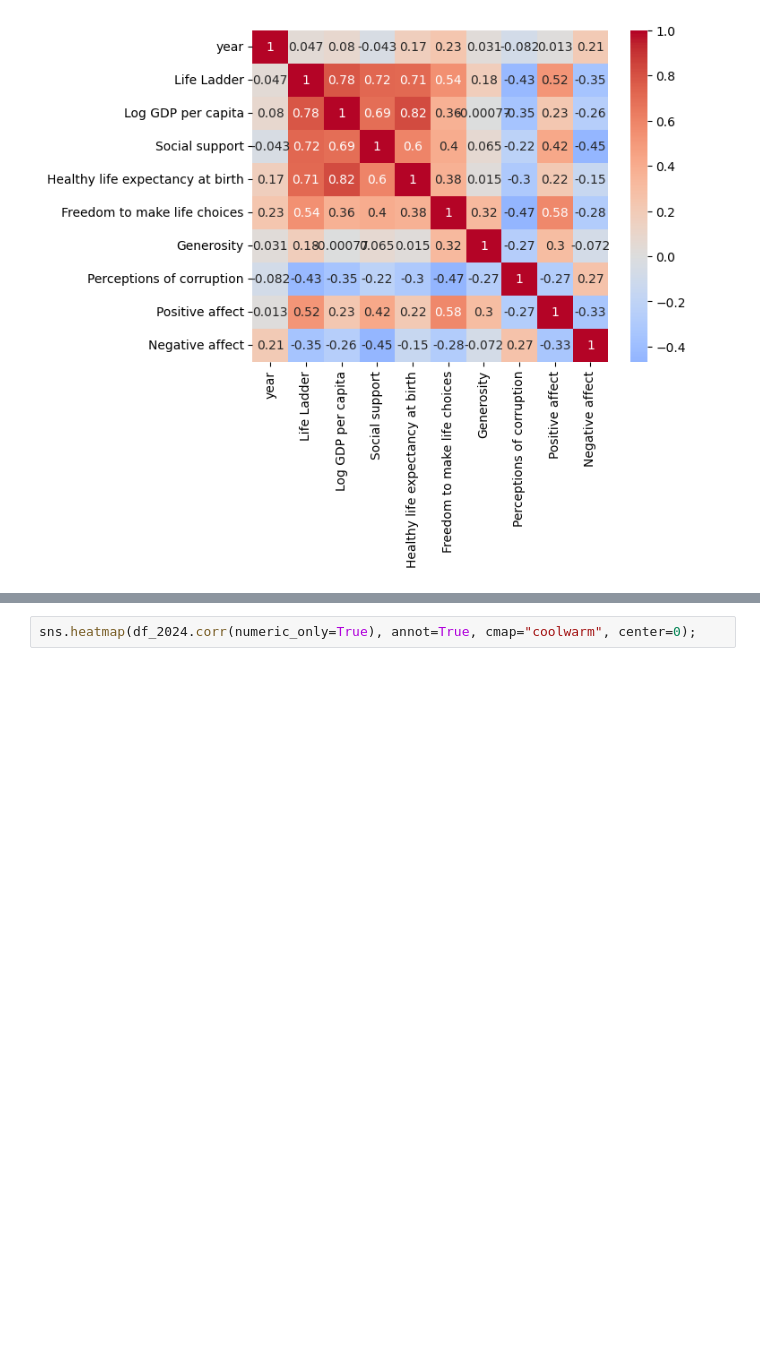
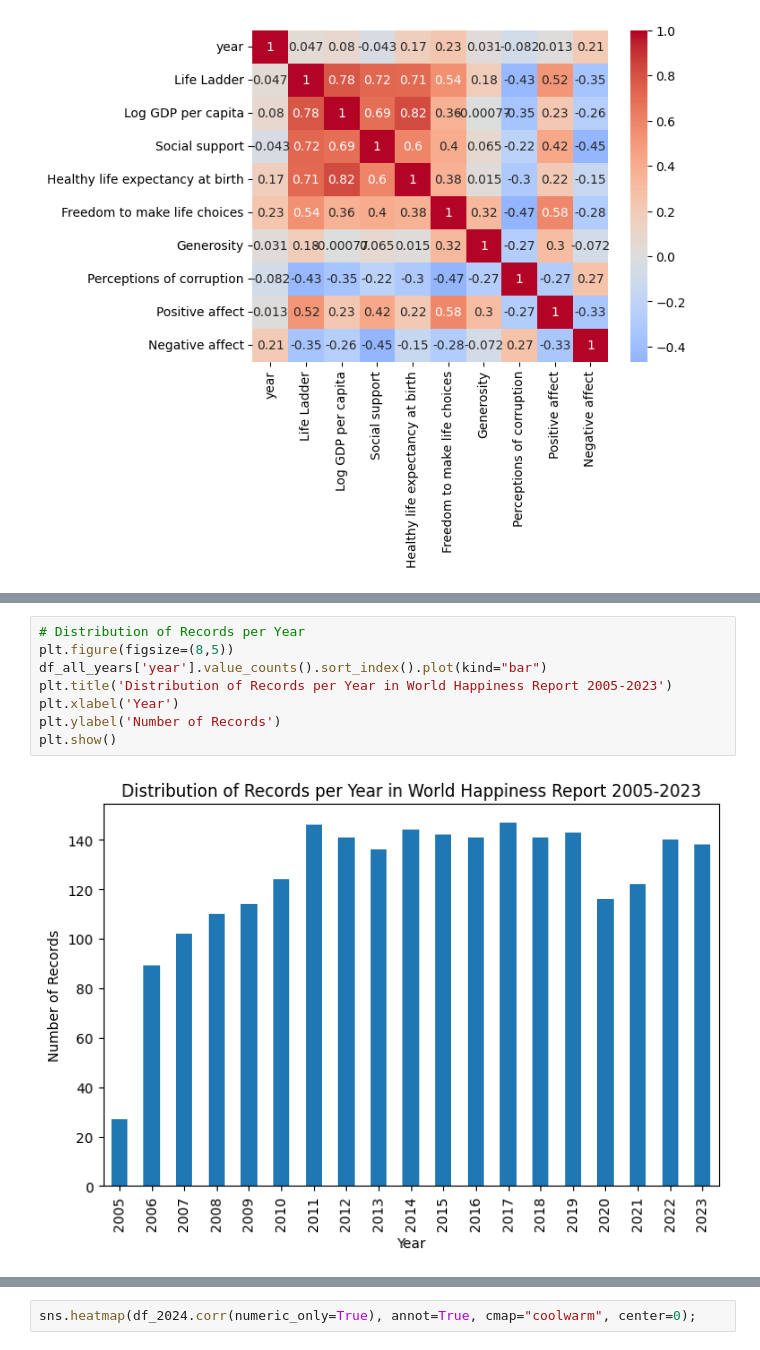
Before and after one commit to CNSM97/portfolio_project, a Jupyter notebook: notebooks/01_exploration.ipynb, the cells around one changed output, grey strips where cells are left out. Cells and saved outputs as stored; diff of their text form; blank space fills up the shorter version.

```diff
--- a/notebooks/01_exploration.ipynb
+++ b/notebooks/01_exploration.ipynb
@@ -87,0 +105,10 @@ sns.heatmap(df_all_years.corr(numeric_only=True), annot=True, cmap="coolwarm", c
+# %%
+# Distribution of Records per Year
+plt.figure(figsize=(8,5))
+df_all_years['year'].value_counts().sort_index().plot(kind="bar")
+plt.title('Distribution of Records per Year in World Happiness Report 2005-2023')
+plt.xlabel('Year')
+plt.ylabel('Number of Records')
+plt.show()
+# %% [output]
+[figure, added]
```
Also changed, not shown: parts of 10 cells of this notebook.
